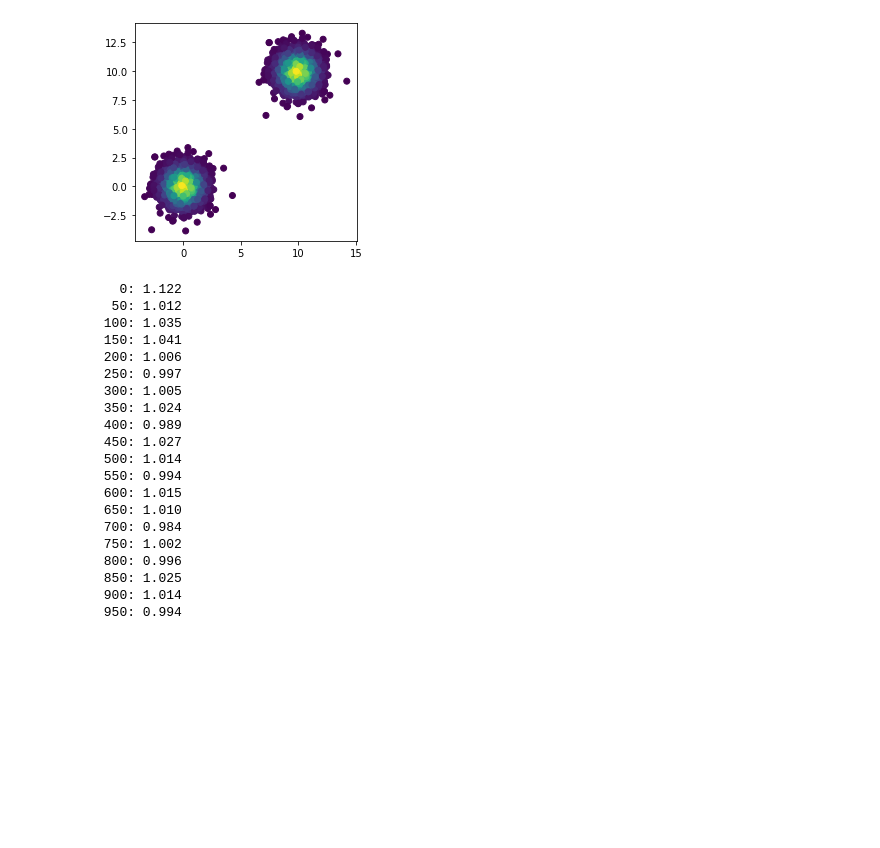
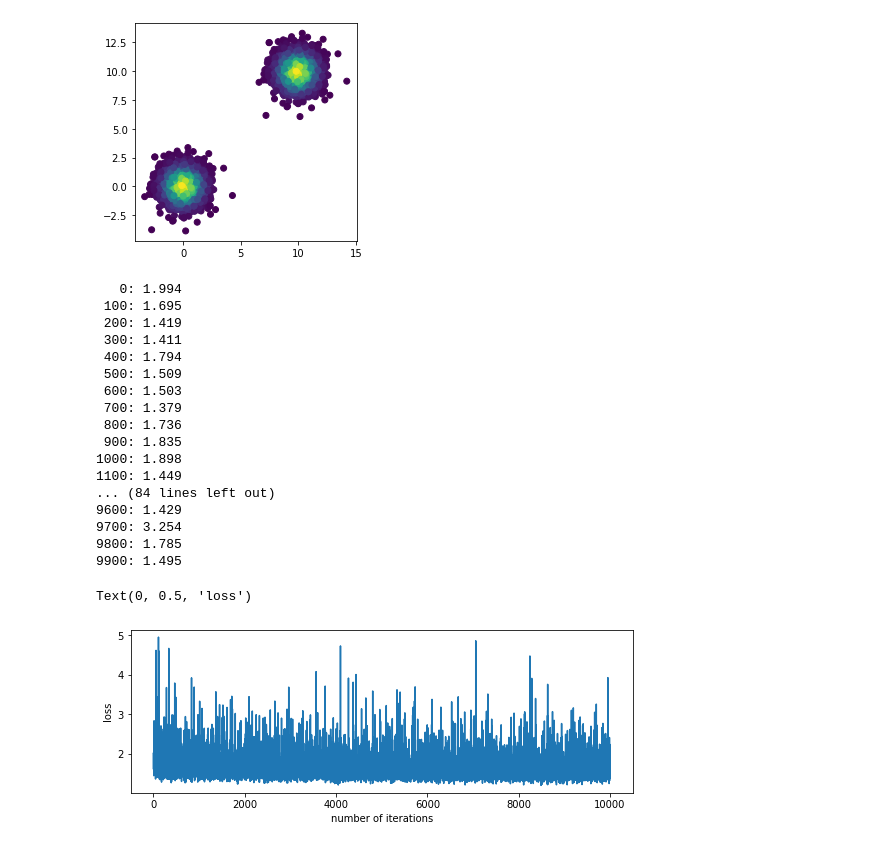
Before and after one commit to oxcsml/riemannian-score-sde, a Jupyter notebook: scripts/examples/diffusion.ipynb, the cells around one changed output. Saved outputs shown, nothing was run; the diff lists cells and outputs as text; code cells hidden in the pictures; blank space fills up the shorter version.

```diff
--- a/scripts/examples/diffusion.ipynb
+++ b/scripts/examples/diffusion.ipynb
@@ -112,19 +111,23 @@ plt.gca().set_aspect('equal')
 # %%
 from score_sde.models import AmbientGenerator, Concat
 from score_sde.utils import TrainState
-from score_sde.losses import get_step_fn #get_loss_step_fn, get_dsm_loss_fn
+from score_sde.losses import get_ema_loss_step_fn, get_dsm_loss_fn, get_ism_loss_fn
+from score_sde.models import SDEPushForward
 import geomstats as gs
 import haiku as hk
 import optax
 
 manifold = gs.geometry.euclidean.Euclidean(2)
 
+# score network
 def score_model(x, t):
     score = AmbientGenerator(dict(
         _target_ = "score_sde.models.Concat",
         hidden_shapes = [512,512,512],
         act='sin'
-    ), 2, manifold)
+    ),
+    dict(_target_ = "riemannian_score_sde.models.NoneEmbedding"),
+    2, manifold)
     return score(x, t)
 
 score_model = hk.transform_with_state(score_model)
@@ -132,8 +135,9 @@ score_model = hk.transform_with_state(score_model)
 x = next(dataset)
 params, state = score_model.init(rng=next(g_rng), x=x, t=0)
 
+# Optmiser + scheduler
 warmup_steps = 100
-steps = 1000
+steps = 10000
 schedule_fn = optax.join_schedules([
         optax.linear_schedule(
             init_value= 0.0,
@@ -148,58 +152,70 @@ schedule_fn = optax.join_schedules([
     ],
   boundaries=[warmup_steps]
 )
 
 optimiser = optax.chain(
-    optax.adam(learning_rate=0.002, b1=0.9,b2=0.999, eps=1e-8), optax.scale_by_schedule(schedule_fn)
+    optax.adam(learning_rate=2e-4, b1=0.9,b2=0.999, eps=1e-8), optax.scale_by_schedule(schedule_fn)
 )
 opt_state = optimiser.init(params)
 
 next_rng = next(g_rng)
 train_state = TrainState(
     opt_state=opt_state,
     model_state=state,
     step=0,
     params=params,
     ema_rate=0.9999,
     params_ema=params,
     rng=next_rng,
 )
 
-# loss_fn = get_dsm_loss_fn(forward_sde, score_model, True)
-# train_step_fn = get_loss_step_fn(loss_fn, optimiser, True)
+# Loss function
+pushforward = SDEPushForward(manifold, forward_sde)
+loss = get_dsm_loss_fn(pushforward, model=score_model, eps=1e-3, train=True)
 
-train_step_fn = get_step_fn(forward_sde, score_model, optimiser, True, hutchinson_type="None")
+train_step_fn = get_ema_loss_step_fn(
+    loss,
+    optimizer=optimiser,
+    train=True,
+)
 
 train_step_fn = jax.jit(train_step_fn)
 
+# Training
+losses = np.zeros(steps)
 rng = next(g_rng)
 for i in range(steps):
     batch = {"data": next(dataset)}
     rng, next_rng = jax.random.split(rng)
     (rng, train_state), loss = train_step_fn((next_rng, train_state), batch)
-    if i % 50 == 0:
+    losses[i] = loss
+    if i % 100 == 0:
         print(f"{i:4d}: {loss:.3f}")
+
+fig, axis = plt.subplots(1, 1, figsize=(15,5))
+axis.plot(losses)
+axis.set_xlabel("number of iterations")
+axis.set_ylabel("loss")
 # %% [output]
-   0: 1.122
-  50: 1.012
- 100: 1.035
- 150: 1.041
- 200: 1.006
- 250: 0.997
- 300: 1.005
- 350: 1.024
- 400: 0.989
- 450: 1.027
- 500: 1.014
- 550: 0.994
- 600: 1.015
- 650: 1.010
- 700: 0.984
- 750: 1.002
- 800: 0.996
- 850: 1.025
- 900: 1.014
- 950: 0.994
+   0: 1.994
+ 100: 1.695
+ 200: 1.419
+ 300: 1.411
+ 400: 1.794
+ 500: 1.509
+ 600: 1.503
+ 700: 1.379
+ 800: 1.736
+ 900: 1.835
+1000: 1.898
+1100: 1.449
+... (84 lines left out)
+9600: 1.429
+9700: 3.254
+9800: 1.785
+9900: 1.495
+Text(0, 0.5, 'loss')
+[figure, added]
 # %%
 from score_sde.models import get_score_fn
 
```
Also changed, not shown: parts of 11 cells of this notebook, 1 other file.
